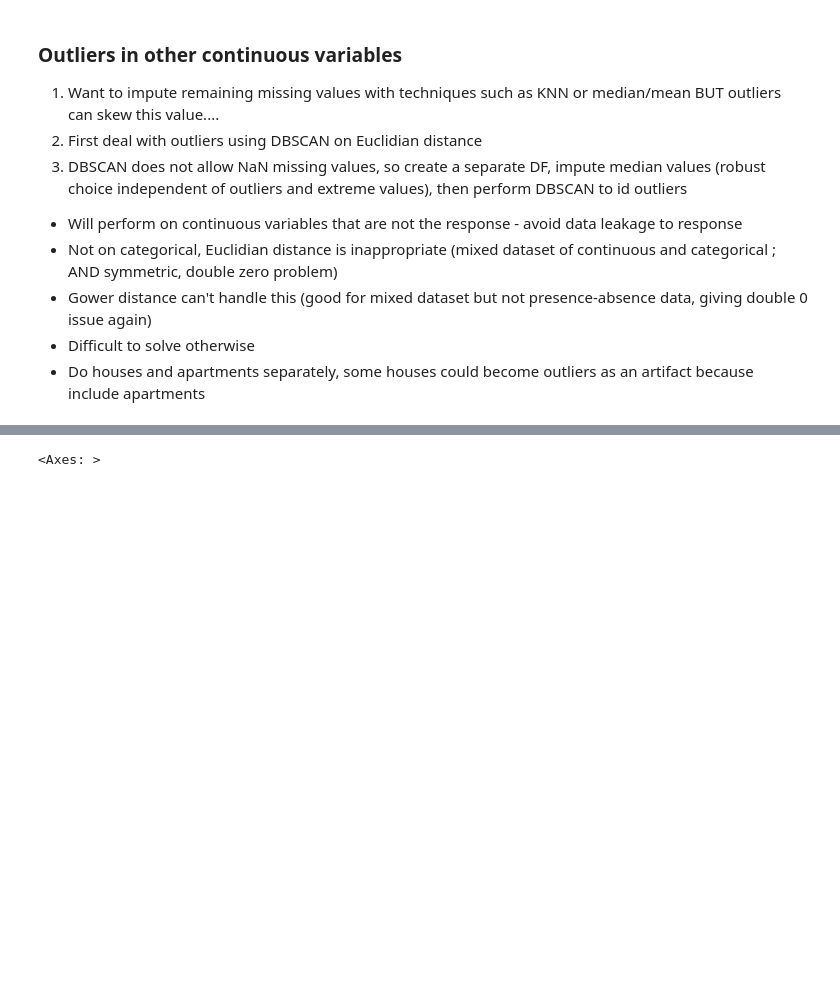
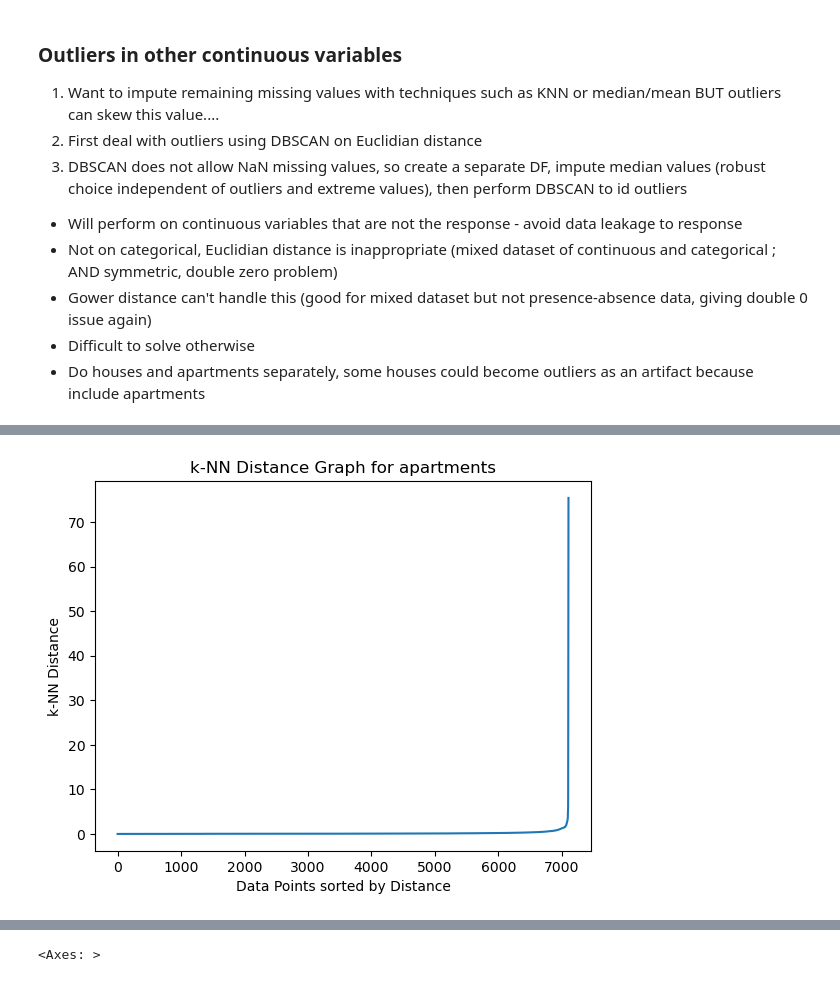
Before and after one commit to kvnpotter/ImmoData-EDA, a Jupyter notebook: DataCleaningKevin.ipynb, the cells around one changed output, grey strips where cells are left out. Drawn from its saved outputs; the diff is of its cells as text; code cells hidden in the pictures; blank space fills up the shorter version.

```diff
--- a/DataCleaningKevin.ipynb
+++ b/DataCleaningKevin.ipynb
@@ -1061,0 +797,16 @@ data.groupby("Type of property").count()
+# %%
+# 1. Create dataset, select only continuous numerical variables, and impute missing values with median
+# Exclude surface of the land, as it is a copy of Garden area
+
+df_apartments = nonoutliers_price_apartments[['id','Number of rooms', 'Living Area', 'Terrace area', 'Garden area', 'Surface area of the plot of land', 'Number of facades']]
+df_houses = nonoutliers_price_houses[['id','Number of rooms', 'Living Area', 'Terrace area', 'Garden area', 'Surface area of the plot of land', 'Number of facades']]
+
+temp_imputer_apartments = SimpleImputer(strategy='median')
+df_apartments_temp_imputed = pd.DataFrame(temp_imputer_apartments.fit_transform(df_apartments), columns=df_apartments.columns)
+
+temp_imputer_houses = SimpleImputer(strategy='median')
+df_houses_temp_imputed = pd.DataFrame(temp_imputer_houses.fit_transform(df_houses), columns=df_houses.columns)
+
+# As an example
+
+df_apartments_temp_imputed
@@ -1061,0 +863,36 @@ data.groupby("Type of property").count()
+# %%
+# Step 3: Apply DBSCAN
+
+columns_to_apply = ['Number of rooms', 'Living Area', 'Terrace area', 'Garden area', 'Surface area of the plot of land', 'Number of facades']
+
+# 3.1 Selecting optimal values for parameter epsilon and min_samples
+
+# 3.1.1 Min_samples
+# min_samples = dimensionality of the data + 1 = 7
+# DataCamp, min_samples = 2 * number features
+
+min_samples = 12
+
+# 3.1.2 Epsilon - Using the k-Nearest Neighbors (k-NN) Distance Plot:
+
+#Plotting the k-distance graph can help estimate an appropriate value for eps. The "k-distance" is the distance from each point to its k-th nearest neighbor (often k = min_samples).
+#The value of eps can be chosen at the "elbow" point where the curve shows a significant change in slope.
+
+##### Fit NearestNeighbors
+neighbors_apartments = NearestNeighbors(n_neighbors=min_samples)  # n_neighbors = min_samples - 1 or min_samples
+neighbors_apartments.fit(apartments_scaled[columns_to_apply])
+distances_apartments, indices_apartments = neighbors_apartments.kneighbors(apartments_scaled[columns_to_apply])
+
+# Sort and plot distances
+distances_apartments = np.sort(distances_apartments[:, min_samples-1])  # Take the k-th neighbor distances
+plt.plot(distances_apartments)
+plt.xlabel('Data Points sorted by Distance')
+plt.ylabel('k-NN Distance')
+plt.title('k-NN Distance Graph for apartments')
+plt.show()
+
+##### Interpreting the plot: The eps value should be set near the "elbow" of the plot where the distances increase sharply. This indicates the threshold where points transition from being clustered to noise.
+
+# The plot indicates the possible absence of outliers, because the distance jumps from 0 to max in short period
+# %% [output]
+[figure, added]
```
Also changed, not shown: parts of 47 cells of this notebook, 1 other file.
